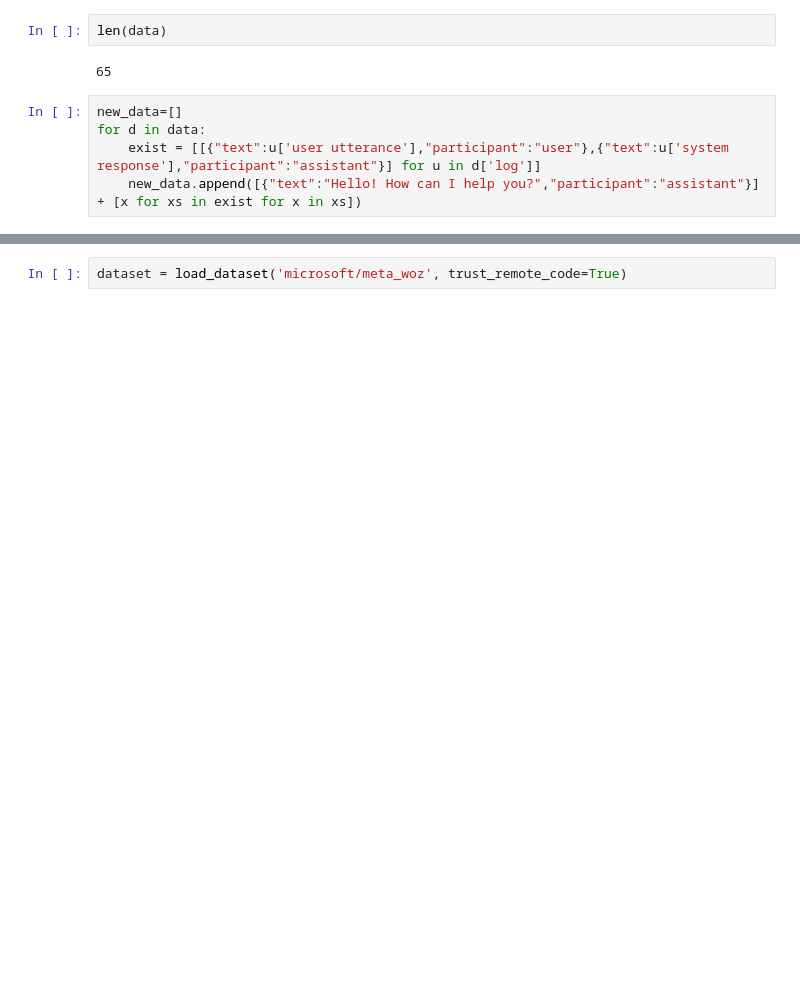
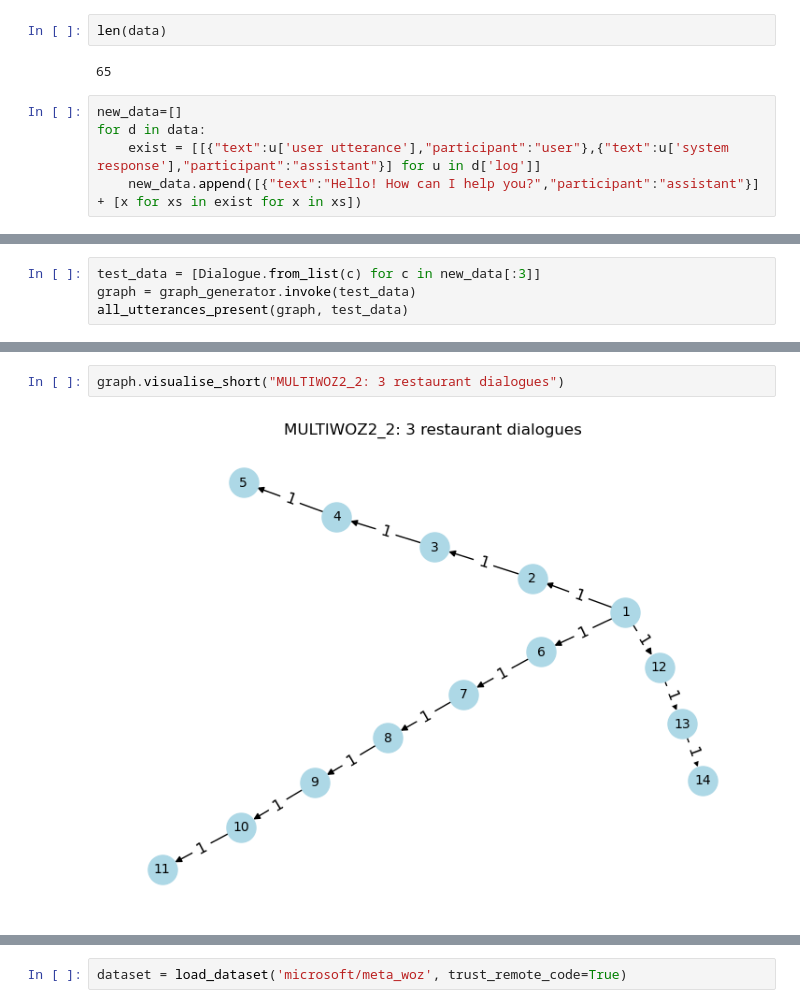
Before and after one commit to deeppavlov/dialogue2graph, a Jupyter notebook: experiments/exp20250218_extra_datasets/check_datasets.ipynb, the cells around one changed output, grey strips where cells are left out. Cells and saved outputs as stored; diff of their text form; blank space fills up the shorter version.

```diff
--- a/experiments/exp20250218_extra_datasets/check_datasets.ipynb
+++ b/experiments/exp20250218_extra_datasets/check_datasets.ipynb
@@ -272,0 +208,4 @@ result_graph.visualise()
+# %%
+test_data = [Dialogue.from_list(c) for c in new_data[:3]]
+graph = graph_generator.invoke(test_data)
+all_utterances_present(graph, test_data)
@@ -272,0 +220,4 @@ result_graph.visualise()
+# %%
+graph.visualise_short("MULTIWOZ2_2: 3 restaurant dialogues")
+# %% [output]
+[figure, added]
```
Also changed, not shown: parts of 111 cells of this notebook, 7 other files.
